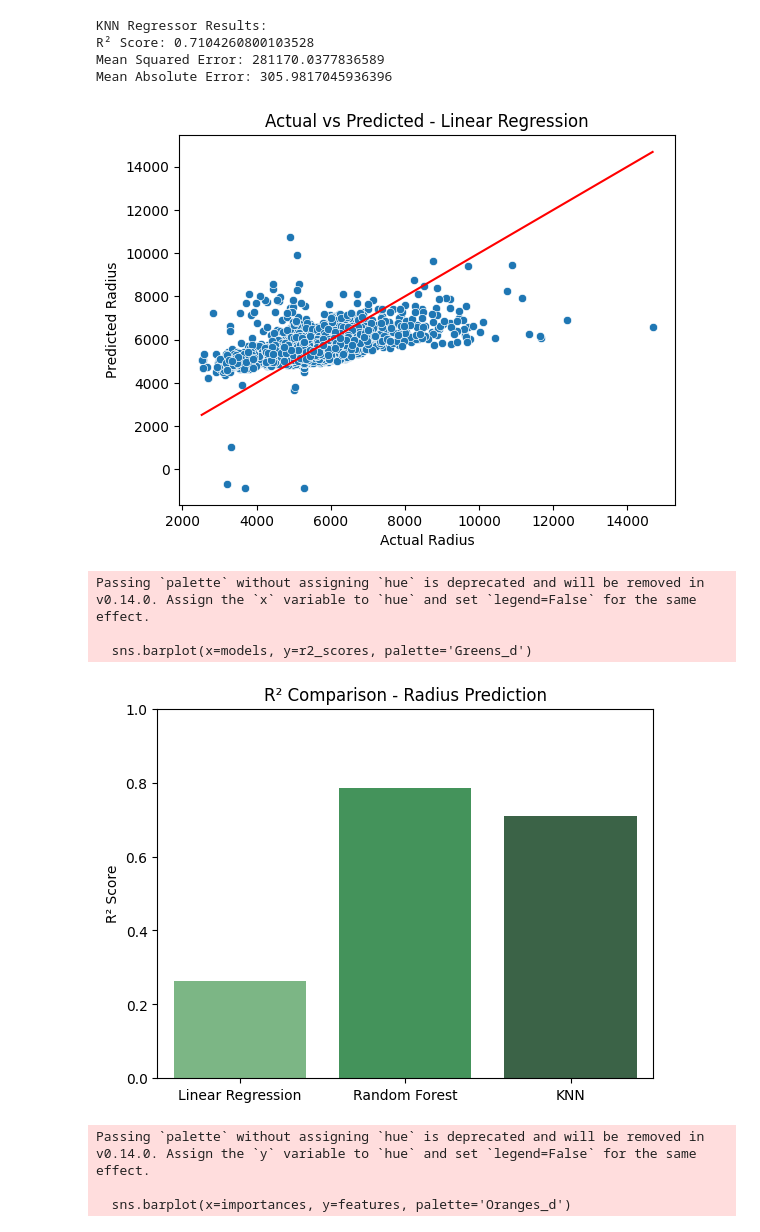
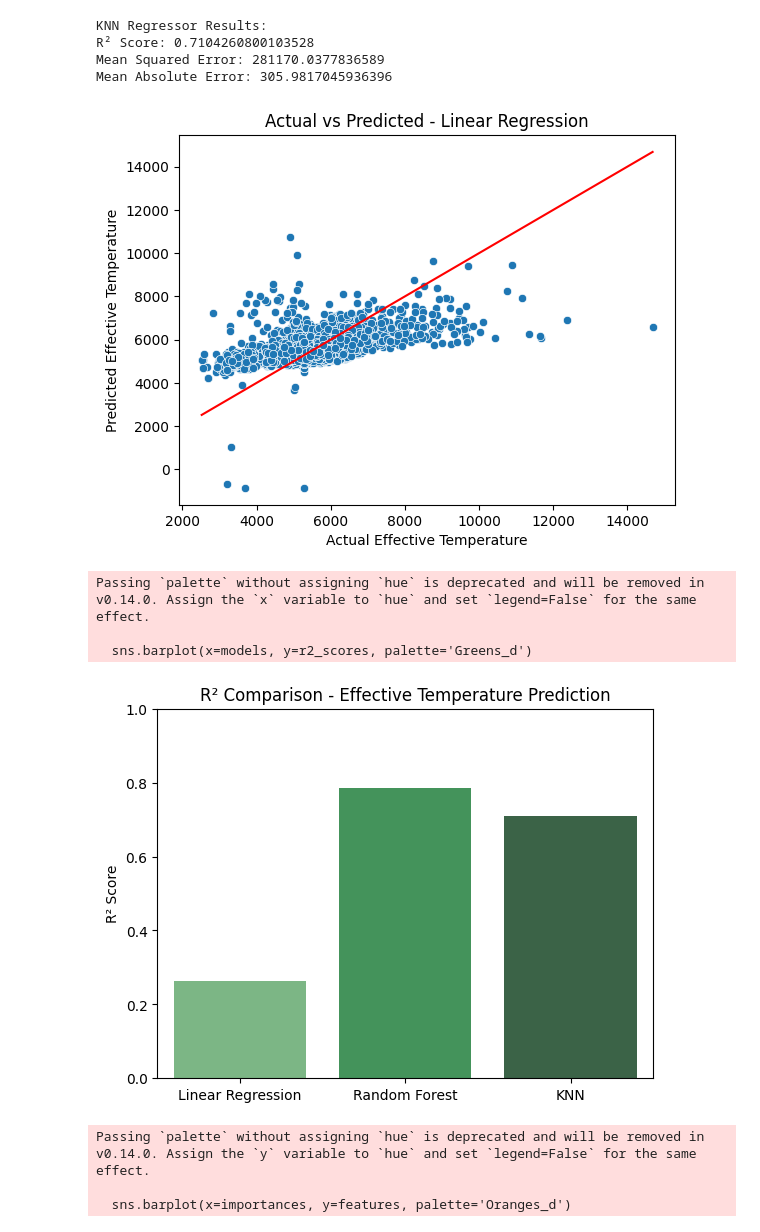
Before and after one commit to Aditya131805/NASA-Space-Apps-Challenge, a Jupyter notebook: models.ipynb, the cells around one changed output. Drawn from its saved outputs; the diff is of its cells as text; code cells hidden in the pictures.

```diff
--- a/models.ipynb
+++ b/models.ipynb
@@ -1013,12 +1013,12 @@ Mean Absolute Error: 305.9817045936396
 # %%
 sns.scatterplot(x=y_reg8_test, y=y_reg8_pred_lr)
 sns.lineplot(x=y_reg8_test, y=y_reg8_test, color='red')
-plt.xlabel("Actual Radius")
-plt.ylabel("Predicted Radius")
+plt.xlabel("Actual Effective Temperature")
+plt.ylabel("Predicted Effective Temperature")
 plt.title("Actual vs Predicted - Linear Regression")
 plt.show()
 # %% [output]
-[figure, old version]
+[figure, new version]
 # %%
 r2_scores = [
     r2_score(y_reg8_test, y_reg8_pred_lr),
@@ -1029,14 +1029,14 @@ models = ['Linear Regression', 'Random Forest', 'KNN']
 
 sns.barplot(x=models, y=r2_scores, palette='Greens_d')
 plt.ylabel("R² Score")
-plt.title("R² Comparison - Radius Prediction")
+plt.title("R² Comparison - Effective Temperature Prediction")
 plt.ylim(0, 1)  # optional
 plt.show()
 # %% [output]
 Passing `palette` without assigning `hue` is deprecated and will be removed in v0.14.0. Assign the `x` variable to `hue` and set `legend=False` for the same effect.
 
   sns.barplot(x=models, y=r2_scores, palette='Greens_d')
-[figure, old version]
+[figure, new version]
 # %%
 importances = Random_Forest_Regressor8.feature_importances_
 features = x_reg8.columns
```
Also changed, not shown: parts of 14 cells of this notebook.
